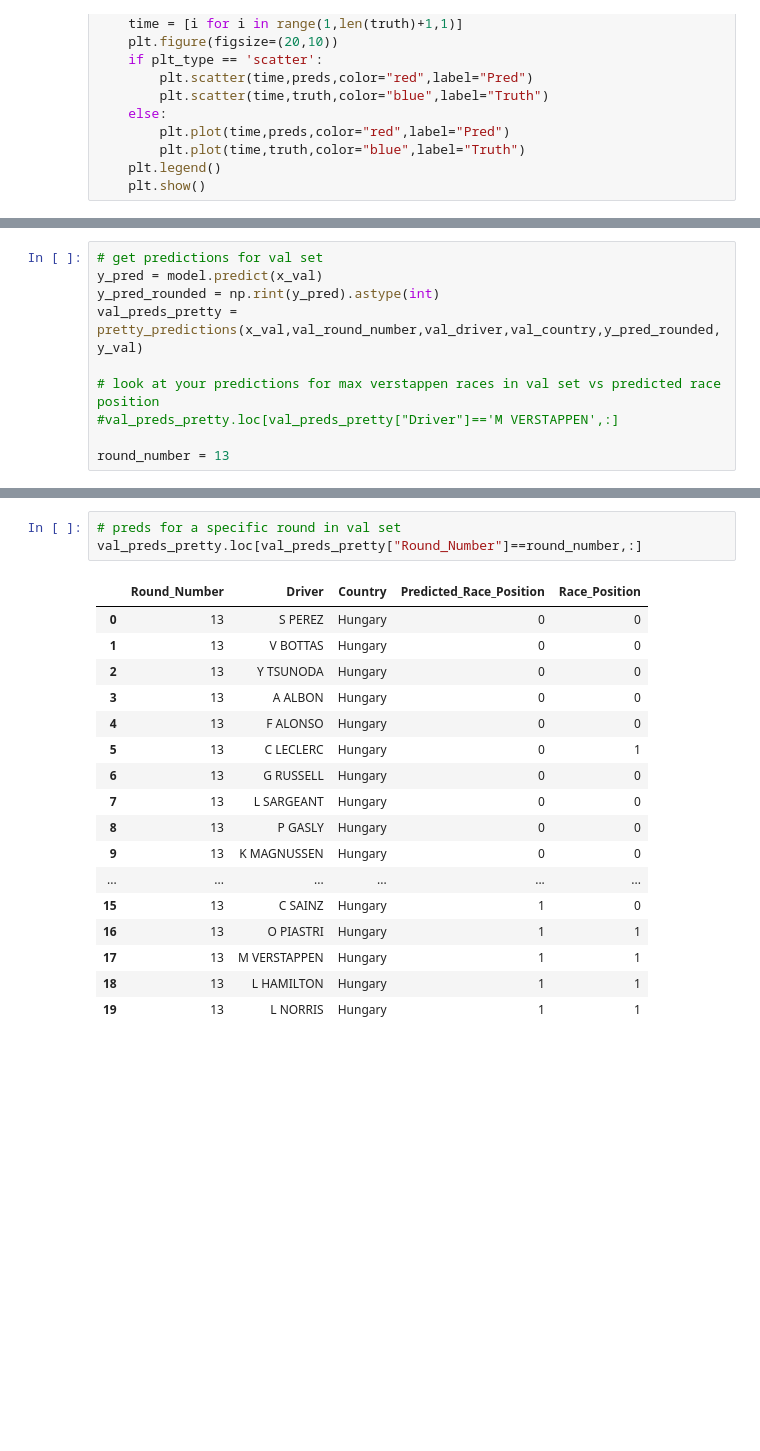
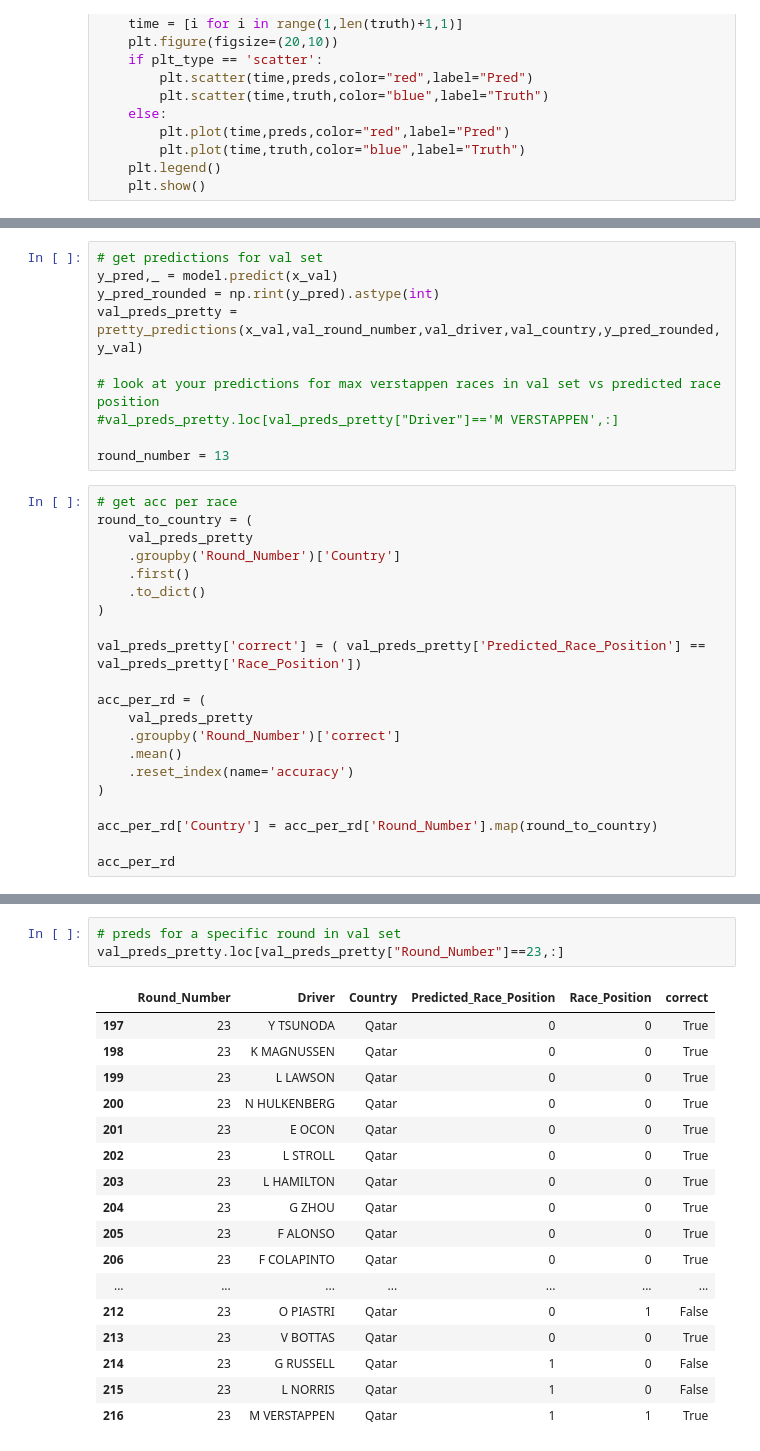
Before and after one commit to rohank36/f1, a Jupyter notebook: baseline.ipynb, the cells around one changed output, grey strips where cells are left out. Drawn from its saved outputs; the diff is of its cells as text; blank space fills up the shorter version.

```diff
--- a/baseline.ipynb
+++ b/baseline.ipynb
@@ -767,6 +753,6 @@ def plot_pred_vs_truth(df,stop_idx=None,plt_type='scatter'):
 # %%
 # get predictions for val set
-y_pred = model.predict(x_val)
+y_pred,_ = model.predict(x_val)
 y_pred_rounded = np.rint(y_pred).astype(int)
 val_preds_pretty = pretty_predictions(x_val,val_round_number,val_driver,val_country,y_pred_rounded,y_val)
 
@@ -774,3 +760,24 @@ val_preds_pretty = pretty_predictions(x_val,val_round_number,val_driver,val_coun
 #val_preds_pretty.loc[val_preds_pretty["Driver"]=='M VERSTAPPEN',:]
 
 round_number = 13
+# %%
+# get acc per race
+round_to_country = (
+    val_preds_pretty
+    .groupby('Round_Number')['Country']
+    .first()
+    .to_dict()
+)
+
+val_preds_pretty['correct'] = ( val_preds_pretty['Predicted_Race_Position'] == val_preds_pretty['Race_Position'])
+
+acc_per_rd = (
+    val_preds_pretty
+    .groupby('Round_Number')['correct']
+    .mean()
+    .reset_index(name='accuracy')
+)
+
+acc_per_rd['Country'] = acc_per_rd['Round_Number'].map(round_to_country)
+
+acc_per_rd
@@ -777,24 +798,24 @@ round_number = 13
 # %%
 # preds for a specific round in val set
-val_preds_pretty.loc[val_preds_pretty["Round_Number"]==round_number,:]
+val_preds_pretty.loc[val_preds_pretty["Round_Number"]==23,:]
 # %% [output]
-|  | Round_Number | Driver | Country | Predicted_Race_Position | Race_Position |
-| 0 | 13 | S PEREZ | Hungary | 0 | 0 |
-| 1 | 13 | V BOTTAS | Hungary | 0 | 0 |
-| 2 | 13 | Y TSUNODA | Hungary | 0 | 0 |
-| 3 | 13 | A ALBON | Hungary | 0 | 0 |
-| 4 | 13 | F ALONSO | Hungary | 0 | 0 |
-| 5 | 13 | C LECLERC | Hungary | 0 | 1 |
-| 6 | 13 | G RUSSELL | Hungary | 0 | 0 |
-| 7 | 13 | L SARGEANT | Hungary | 0 | 0 |
-| 8 | 13 | P GASLY | Hungary | 0 | 0 |
-| 9 | 13 | K MAGNUSSEN | Hungary | 0 | 0 |
-| ... | ... | ... | ... | ... | ... |
-| 15 | 13 | C SAINZ | Hungary | 1 | 0 |
-| 16 | 13 | O PIASTRI | Hungary | 1 | 1 |
-| 17 | 13 | M VERSTAPPEN | Hungary | 1 | 1 |
-| 18 | 13 | L HAMILTON | Hungary | 1 | 1 |
-| 19 | 13 | L NORRIS | Hungary | 1 | 1 |
+|  | Round_Number | Driver | Country | Predicted_Race_Position | Race_Position | correct |
+| 197 | 23 | Y TSUNODA | Qatar | 0 | 0 | True |
+| 198 | 23 | K MAGNUSSEN | Qatar | 0 | 0 | True |
+| 199 | 23 | L LAWSON | Qatar | 0 | 0 | True |
+| 200 | 23 | N HULKENBERG | Qatar | 0 | 0 | True |
+| 201 | 23 | E OCON | Qatar | 0 | 0 | True |
+| 202 | 23 | L STROLL | Qatar | 0 | 0 | True |
+| 203 | 23 | L HAMILTON | Qatar | 0 | 0 | True |
+| 204 | 23 | G ZHOU | Qatar | 0 | 0 | True |
+| 205 | 23 | F ALONSO | Qatar | 0 | 0 | True |
+| 206 | 23 | F COLAPINTO | Qatar | 0 | 0 | True |
+| ... | ... | ... | ... | ... | ... | ... |
+| 212 | 23 | O PIASTRI | Qatar | 0 | 1 | False |
+| 213 | 23 | V BOTTAS | Qatar | 0 | 0 | True |
+| 214 | 23 | G RUSSELL | Qatar | 1 | 0 | False |
+| 215 | 23 | L NORRIS | Qatar | 1 | 0 | False |
+| 216 | 23 | M VERSTAPPEN | Qatar | 1 | 1 | True |
 # %%
 # positions you guessed correct in round_number
 val_preds_pretty.loc[ (val_preds_pretty["Predicted_Race_Position"] == val_preds_pretty["Race_Position"]) & (val_preds_pretty["Round_Number"]==round_number),:].sort_values(by='Race_Position')
```
Also changed, not shown: parts of 10 cells of this notebook.
